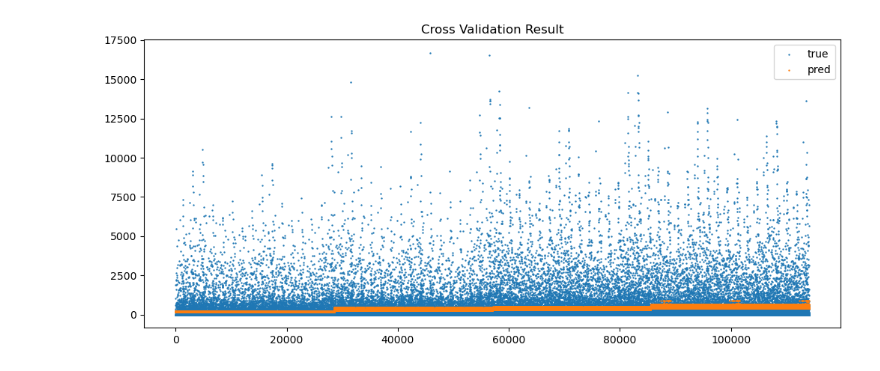
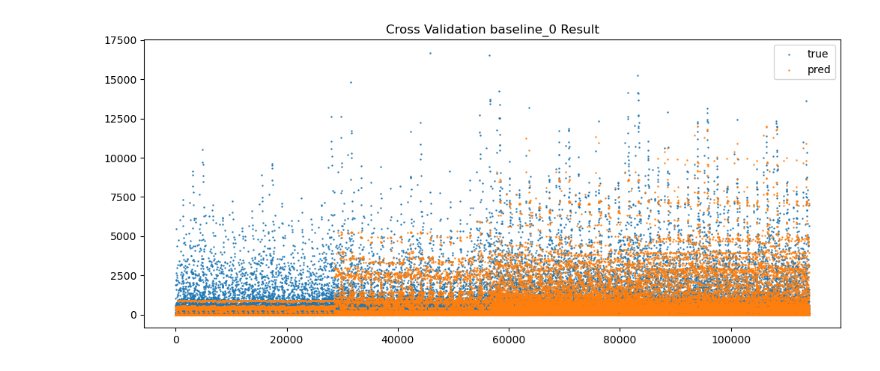
Before and after one commit to HoChangLee98/kaggle-store-sales, a Jupyter notebook: notebook/hochang-check-cv-result.ipynb, the cells around one changed output. Cells and saved outputs as stored; diff of their text form; code cells hidden in the pictures.

Commit message:
Chore : Add cross validation notebooks

```diff
--- a/notebook/hochang-check-cv-result.ipynb
+++ b/notebook/hochang-check-cv-result.ipynb
@@ -8,6 +5,3 @@ import yaml
 from validation import *
 
 import matplotlib.pyplot as plt
-# %%
-validation = Validator()
-validation.load_cv_result(version="baseline")
@@ -32,9 +8,14 @@ Name: sales, Length: 406296, dtype: float64
 # %%
-plt.figure(figsize=(12, 5))
-plt.scatter(x=np.arange(len(cv_result["y_valid"])), y=cv_result["y_valid"], label="true", s=0.5)
-plt.scatter(x=np.arange(len(cv_result["y_valid"])), y=cv_result["y_valid_pred"], label="pred", s=0.5)
-plt.title("Cross Validation Result")
-plt.legend()
-plt.show()
+def check_cv_result(version:str):
+    validation = Validator(folder_path="../artifacts")
+    cv_result = validation.load_cv_result(version=version)
+    plt.figure(figsize=(12, 5))
+    plt.scatter(x=np.arange(len(cv_result["y_valid"])), y=cv_result["y_valid"], label="true", s=0.5)
+    plt.scatter(x=np.arange(len(cv_result["y_valid"])), y=cv_result["y_valid_pred"], label="pred", s=0.5)
+    plt.title(f"Cross Validation {version} Result")
+    plt.legend()
+    plt.show()
-# %% [output]
-[figure, removed]
+# %%
+check_cv_result(version="baseline_0")
+# %% [output]
+[figure, added]
```
Also changed, not shown: parts of 2 cells of this notebook.
